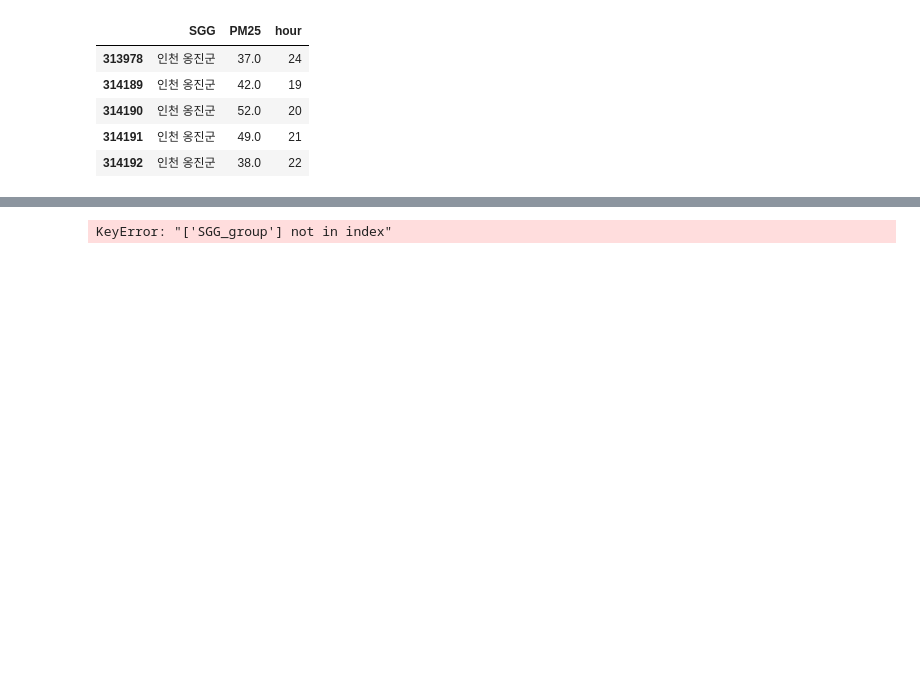
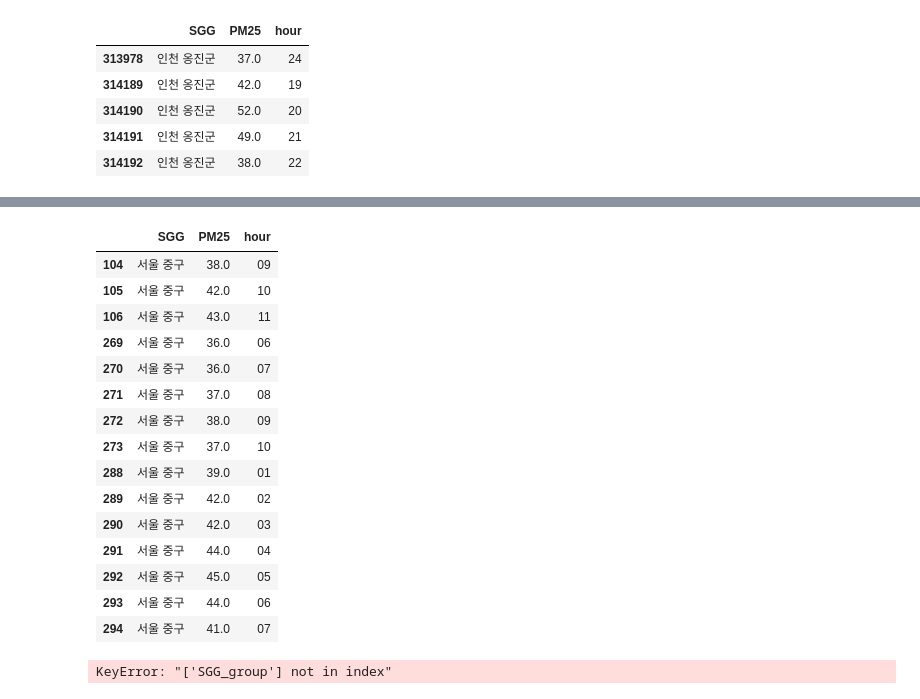
Before and after one commit to tmddk25/GH_Quest, a Jupyter notebook: tmddk25_Quest2.ipynb, the cells around one changed output, grey strips where cells are left out. Saved outputs shown, nothing was run; the diff lists cells and outputs as text; code cells hidden in the pictures; blank space fills up the shorter version.

```diff
--- a/tmddk25_Quest2.ipynb
+++ b/tmddk25_Quest2.ipynb
@@ -155,3 +180,24 @@ Name: hour, Length: 1046, dtype: object
+# %%
+df3.groupby(df3.SGG)
+df3.head(15)
+df3_sorted.values()
+# %% [output]
+|  | SGG | PM25 | hour |
+| 104 | 서울 중구 | 38.0 | 09 |
+| 105 | 서울 중구 | 42.0 | 10 |
+| 106 | 서울 중구 | 43.0 | 11 |
+| 269 | 서울 중구 | 36.0 | 06 |
+| 270 | 서울 중구 | 36.0 | 07 |
+| 271 | 서울 중구 | 37.0 | 08 |
+| 272 | 서울 중구 | 38.0 | 09 |
+| 273 | 서울 중구 | 37.0 | 10 |
+| 288 | 서울 중구 | 39.0 | 01 |
+| 289 | 서울 중구 | 42.0 | 02 |
+| 290 | 서울 중구 | 42.0 | 03 |
+| 291 | 서울 중구 | 44.0 | 04 |
+| 292 | 서울 중구 | 45.0 | 05 |
+| 293 | 서울 중구 | 44.0 | 06 |
+| 294 | 서울 중구 | 41.0 | 07 |
 # %%
 df4=df3[['SGG','hour','SGG_group']]
 df4.head()
```
Also changed, not shown: parts of 5 cells of this notebook, 1 other file.
